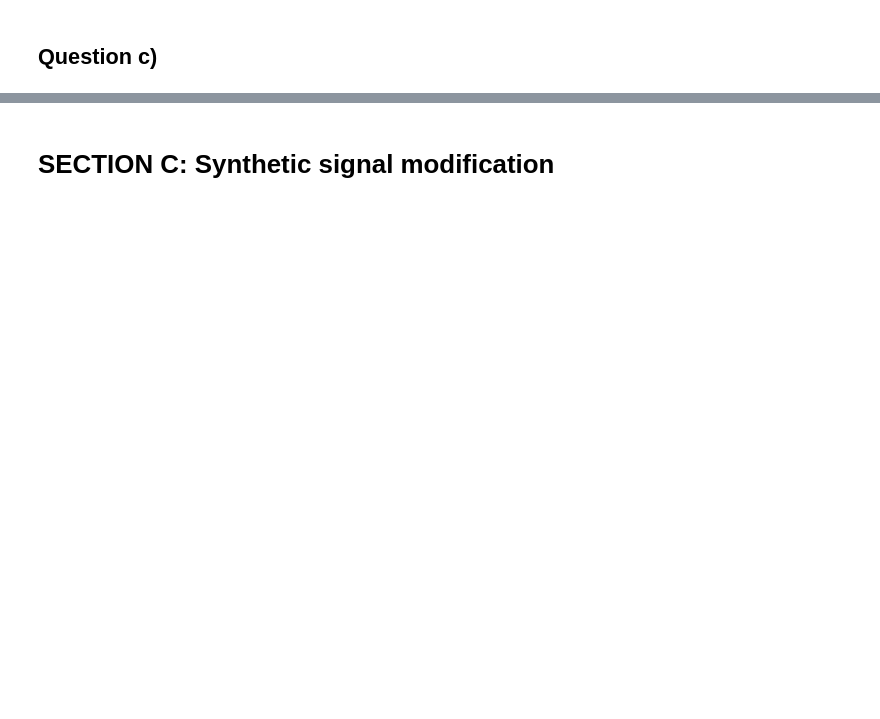
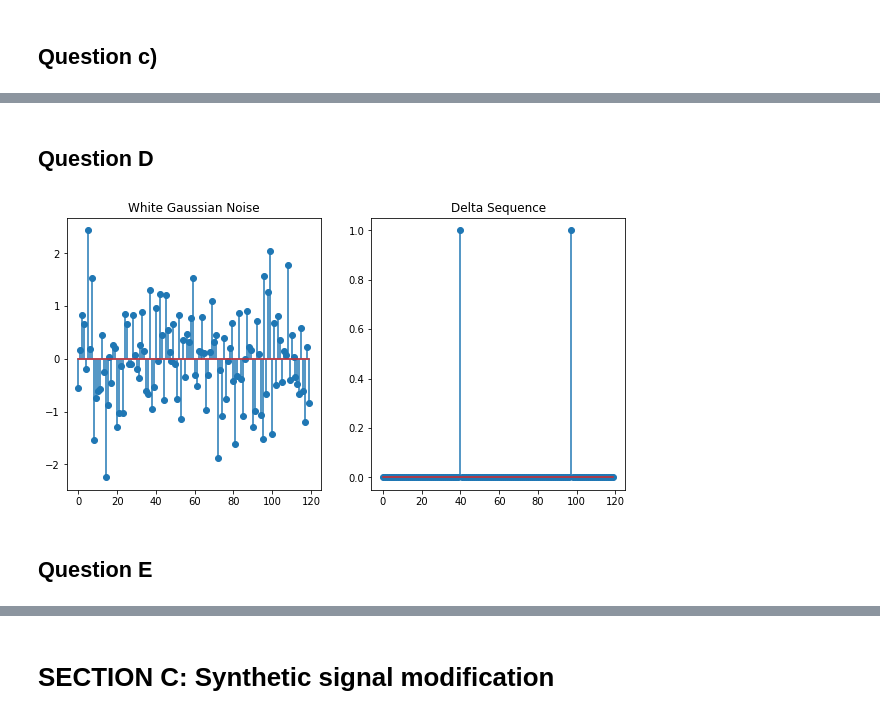
Before and after one commit to TomasGadea/notebook_vocoder, a Jupyter notebook: Vocoder.ipynb, the cells around one changed output, grey strips where cells are left out. Saved outputs shown, nothing was run; the diff lists cells and outputs as text; code cells hidden in the pictures; blank space fills up the shorter version.

```diff
--- a/Vocoder.ipynb
+++ b/Vocoder.ipynb
@@ -350,0 +304,48 @@ plt.stem(Rss)
+# %% [markdown]
+## Question D
+# %%
+def noise_generator(len):
+    return np.random.normal(loc=0, scale=1, size=len)
+# %%
+def deltas(start, Ni):
+    x = np.zeros(120)
+    i = 0
+    while (start + i) < 120:
+        x[int(start+i)] = 1
+        i = i + Ni + 1
+    return x, 120 - (start + i - Ni)
+# %%
+def generate_X():
+    X=np.zeros((401, 120))
+
+    diff = 0
+    for i in range(401):
+        Ni = periods[i]
+        if Ni != 0:
+            start = Ni-diff
+            while start < 0:
+                start += Ni
+            x, diff = deltas(start, Ni)
+            X[i] = np.array([x])
+        else:
+            X[i] = np.array([noise_generator(120)])
+            diff = 0
+    return X
+# %%
+excit = generate_X()
+# %%
+noise_example = excit[0]
+periodic_signal_example = excit[99]
+
+fig, axs = plt.subplots(nrows=1, ncols=2)
+fig.set_figheight(5)
+fig.set_figwidth(10)
+axs[0].stem(noise_example)
+axs[0].title.set_text('White Gaussian Noise')
+axs[1].stem(periodic_signal_example)
+axs[1].title.set_text('Delta Sequence')
+plt.show()
+# %% [output]
+[figure, added]
+# %% [markdown]
+## Question E
```
Also changed, not shown: parts of 22 cells of this notebook.
